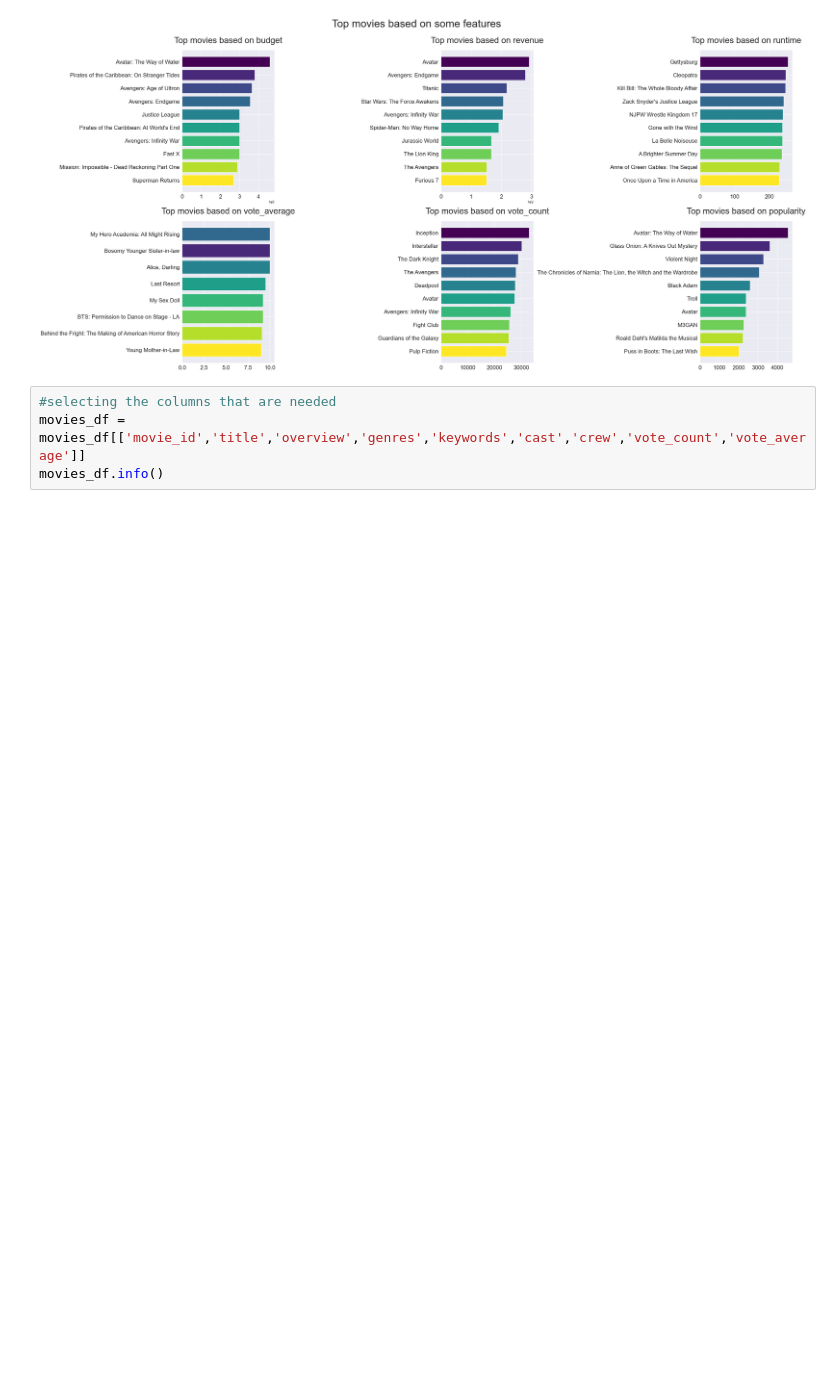
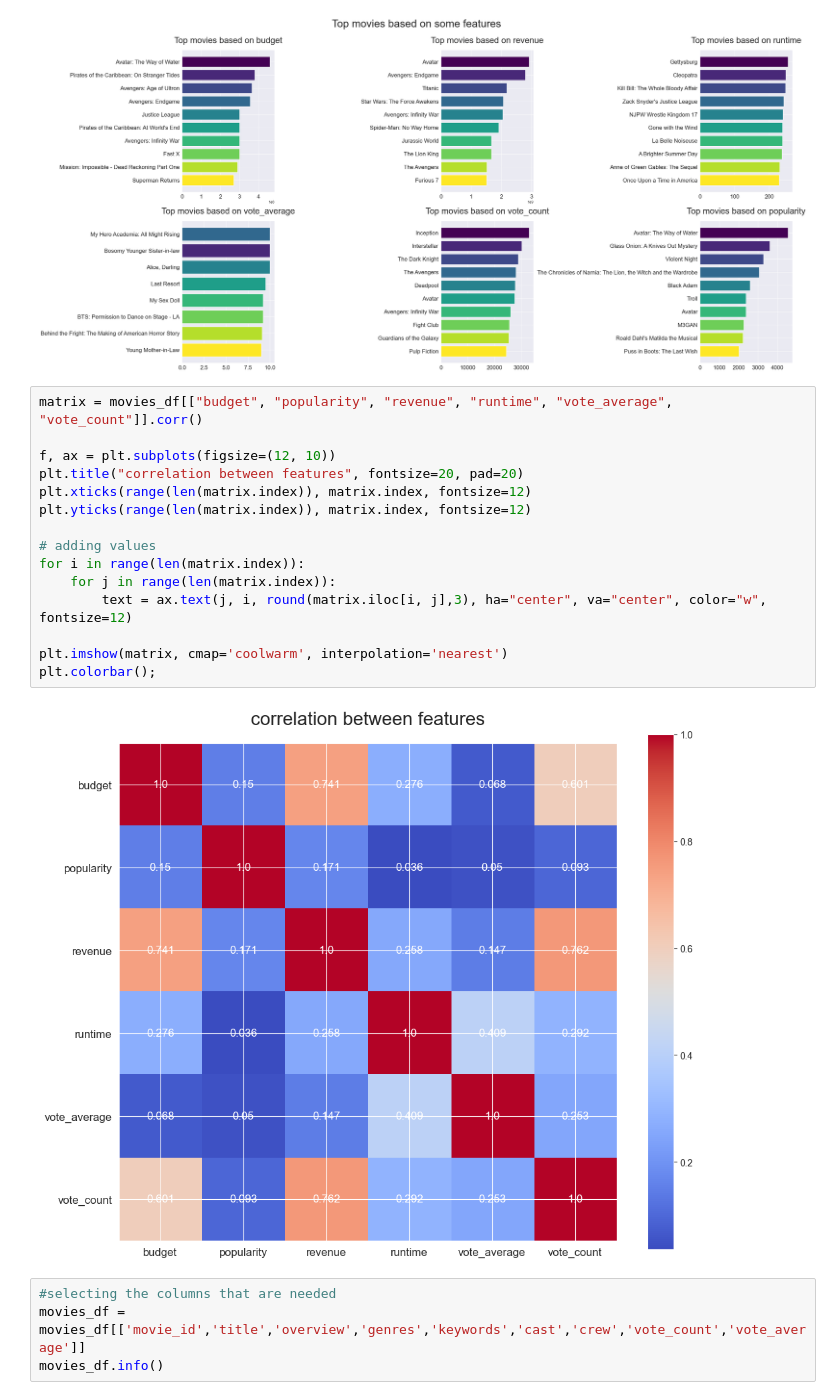
Before and after one commit to dagbolade/Movie-recommendation-system, a Jupyter notebook: new_movie.ipynb, the cells around one changed output. Drawn from its saved outputs; the diff is of its cells as text; blank space fills up the shorter version.

```diff
--- a/new_movie.ipynb
+++ b/new_movie.ipynb
@@ -71,6 +79,23 @@ plt.suptitle('Top movies based on some features',fontsize=30, y=1)
 fig.tight_layout()
 # %% [output]
 [figure]
+# %%
+matrix = movies_df[["budget", "popularity", "revenue", "runtime", "vote_average", "vote_count"]].corr()
+
+f, ax = plt.subplots(figsize=(12, 10))
+plt.title("correlation between features", fontsize=20, pad=20)
+plt.xticks(range(len(matrix.index)), matrix.index, fontsize=12)
+plt.yticks(range(len(matrix.index)), matrix.index, fontsize=12)
+
+# adding values
+for i in range(len(matrix.index)):
+    for j in range(len(matrix.index)):
+        text = ax.text(j, i, round(matrix.iloc[i, j],3), ha="center", va="center", color="w", fontsize=12)
+
+plt.imshow(matrix, cmap='coolwarm', interpolation='nearest')
+plt.colorbar();
+# %% [output]
+[figure, added]
 # %%
 #selecting the columns that are needed
 movies_df = movies_df[['movie_id','title','overview','genres','keywords','cast','crew','vote_count','vote_average']]
```
Also changed, not shown: parts of 12 cells of this notebook, 2 other files.
